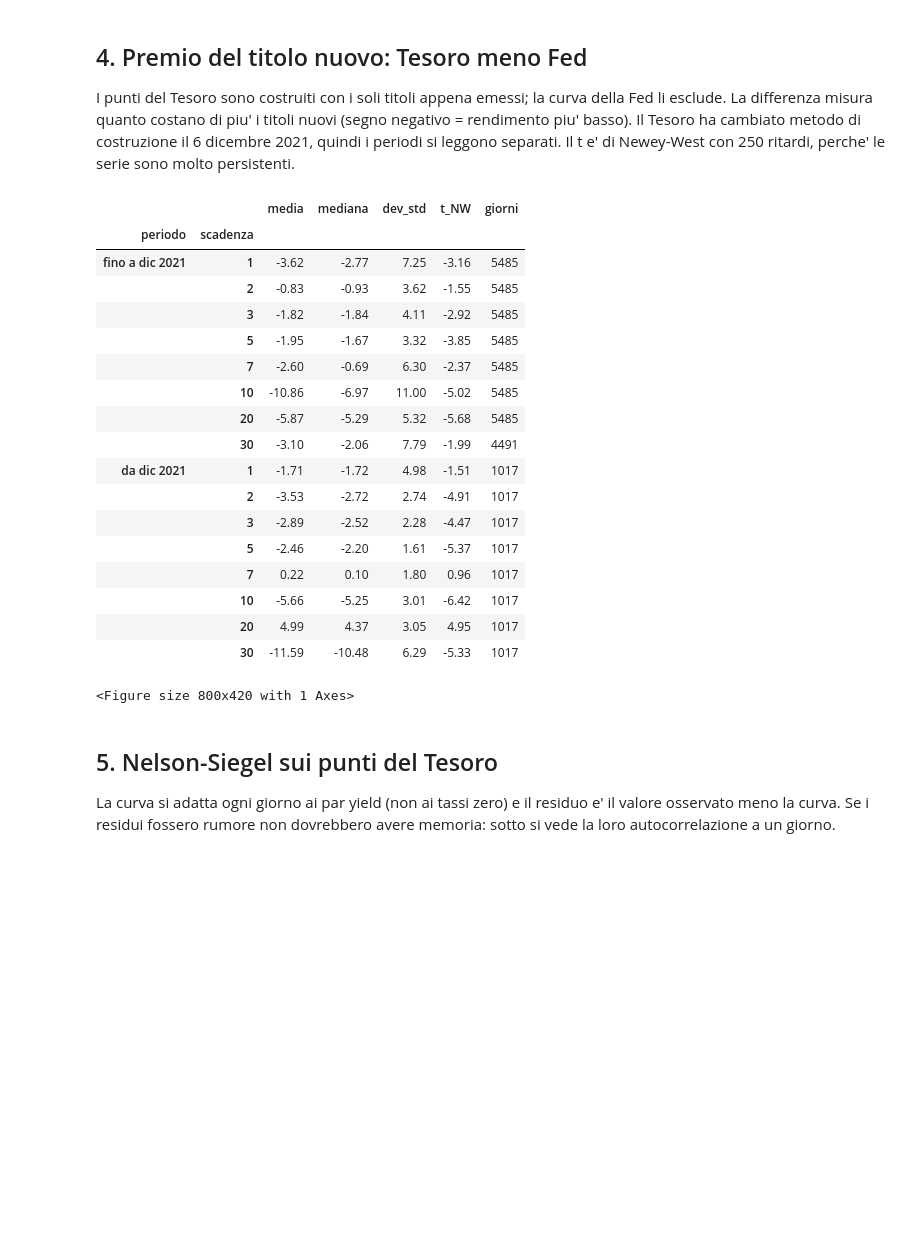
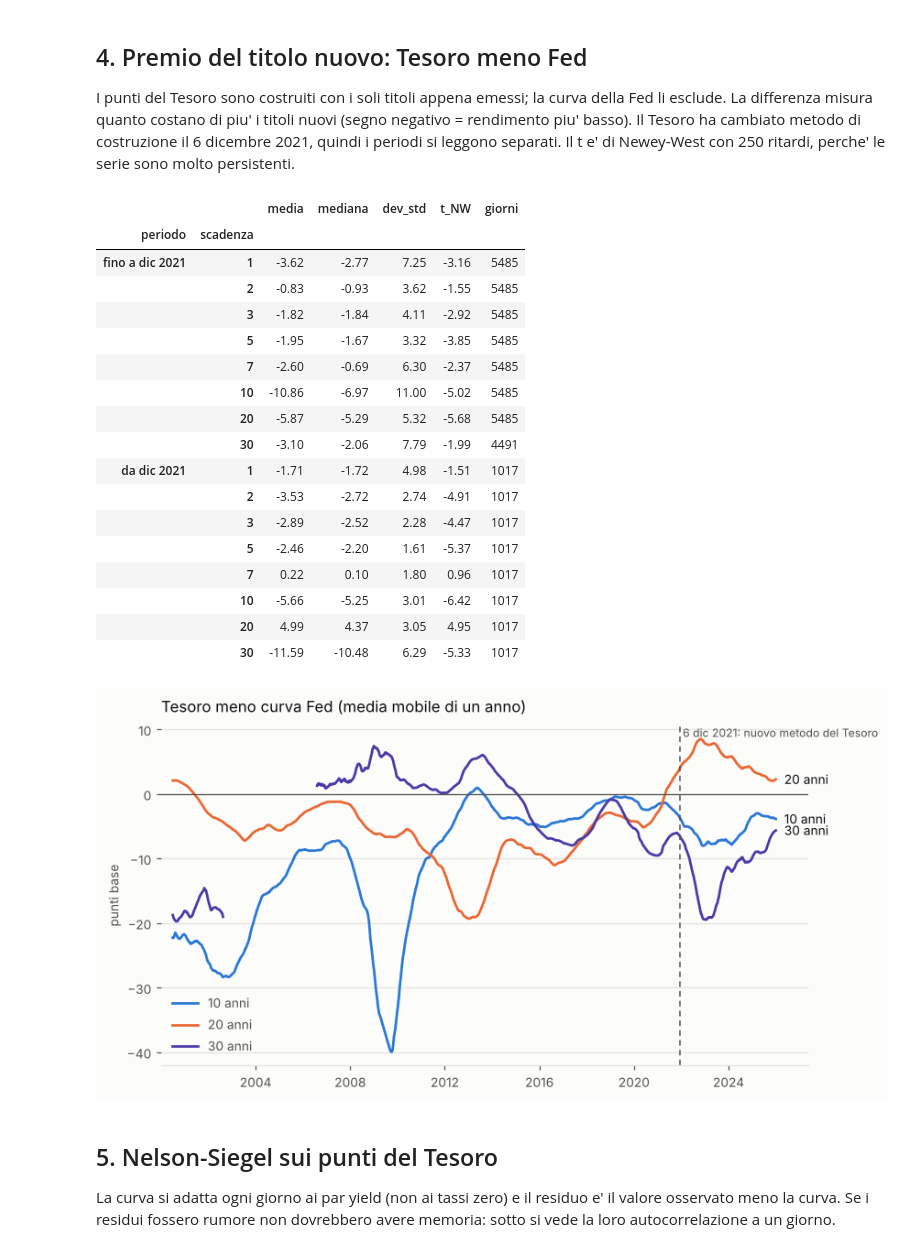
Before and after one commit to BorisBorroni/yield-curve-relative-value, a Jupyter notebook: notebooks/analisi.ipynb, the cells around one changed output. Saved outputs shown, nothing was run; the diff lists cells and outputs as text; code cells hidden in the pictures; blank space fills up the shorter version.

Commit message:
Notebook: grafici incorporati come immagini

```diff
--- a/notebooks/analisi.ipynb
+++ b/notebooks/analisi.ipynb
@@ -14,7 +14,10 @@ sys.path.insert(0, str(RADICE / "src"))
 
 import numpy as np
 import pandas as pd
-from IPython.display import display
+from io import BytesIO
+
+import matplotlib.pyplot as plt
+from IPython.display import Image, display
 
 from yield_curve_relative_value import analisi as an
 from yield_curve_relative_value import dati, grafici
@@ -23,6 +26,16 @@ from yield_curve_relative_value import obbligazioni as ob
 from yield_curve_relative_value import strategia as sg
 
 pd.set_option("display.width", 150)
+
+
+def mostra(fig):
+    # mostra il grafico come immagine PNG incorporata nel notebook
+    buf = BytesIO()
+    fig.savefig(buf, format="png", dpi=110, bbox_inches="tight")
+    plt.close(fig)
+    display(Image(data=buf.getvalue()))
+
+
 cmt, gsw = dati.carica_storico()
 par_t = dati.par_cmt(cmt).dropna(how="all")
 par_f = dati.par_gsw(gsw)
@@ -156,27 +169,27 @@ ritardi, perche' le serie sono molto persistenti.
 # %%
 premio = an.differenza_bp(par_t, par_f)
 display(an.riepilogo(premio).drop(index="intero", level=0))
-display(grafici.grafico_premio(premio))
+mostra(grafici.grafico_premio(premio))
 # %% [output]
 |  |  | media | mediana | dev_std | t_NW | giorni |
 | periodo | scadenza |  |  |  |  |  |
 | fino a dic 2021 | 1 | -3.62 | -2.77 | 7.25 | -3.16 | 5485 |
 |  | 2 | -0.83 | -0.93 | 3.62 | -1.55 | 5485 |
 |  | 3 | -1.82 | -1.84 | 4.11 | -2.92 | 5485 |
 |  | 5 | -1.95 | -1.67 | 3.32 | -3.85 | 5485 |
 |  | 7 | -2.60 | -0.69 | 6.30 | -2.37 | 5485 |
 |  | 10 | -10.86 | -6.97 | 11.00 | -5.02 | 5485 |
 |  | 20 | -5.87 | -5.29 | 5.32 | -5.68 | 5485 |
 |  | 30 | -3.10 | -2.06 | 7.79 | -1.99 | 4491 |
 | da dic 2021 | 1 | -1.71 | -1.72 | 4.98 | -1.51 | 1017 |
 |  | 2 | -3.53 | -2.72 | 2.74 | -4.91 | 1017 |
 |  | 3 | -2.89 | -2.52 | 2.28 | -4.47 | 1017 |
 |  | 5 | -2.46 | -2.20 | 1.61 | -5.37 | 1017 |
 |  | 7 | 0.22 | 0.10 | 1.80 | 0.96 | 1017 |
 |  | 10 | -5.66 | -5.25 | 3.01 | -6.42 | 1017 |
 |  | 20 | 4.99 | 4.37 | 3.05 | 4.95 | 1017 |
 |  | 30 | -11.59 | -10.48 | 6.29 | -5.33 | 1017 |
-<Figure size 800x420 with 1 Axes>
+[figure, added]
 # %% [markdown]
 ## 5. Nelson-Siegel sui punti del Tesoro
 
```
Also changed, not shown: parts of 1 cell of this notebook, 1 other file.
